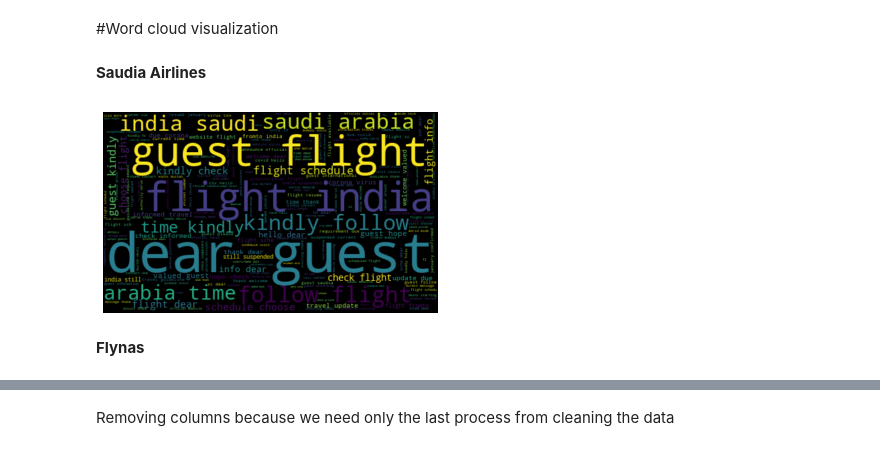
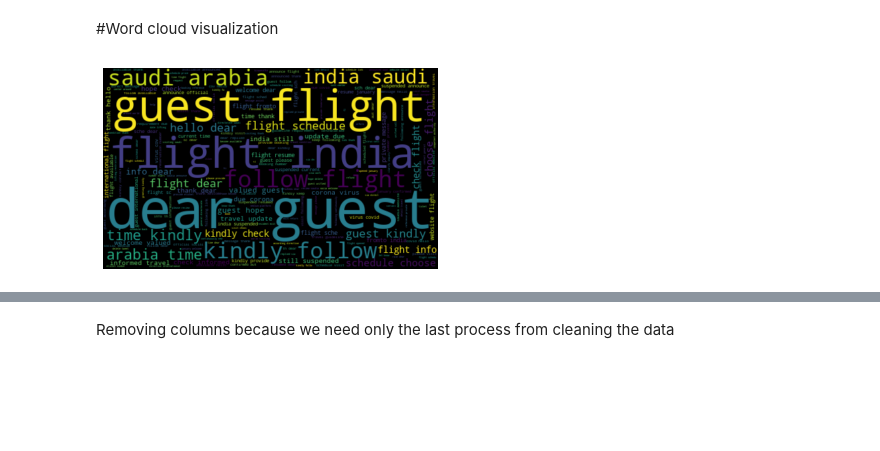
Before and after one commit to buthaina279/DS_Capstone_NLP, a Jupyter notebook: Collect_clean.ipynb, the cells around one changed output, grey strips where cells are left out. Saved outputs shown, nothing was run; the diff lists cells and outputs as text; code cells hidden in the pictures; blank space fills up the shorter version.

```diff
--- a/Collect_clean.ipynb
+++ b/Collect_clean.ipynb
@@ -550,3 +676,3 @@ def stemming(text):
 # %%
-saudia_airlines_en['Tweet_stemmed'] = saudia_airlines_en['Tweet_tokenized'].apply(lambda x: stemming(x))
-saudia_airlines_en.head(10)
+airline['Tweet_stemmed'] = airline['Tweet_tokenized'].apply(lambda x: stemming(x))
+airline.head(5)
@@ -591,3 +700,3 @@ def lemmatize(text):
 # %%
-saudia_airlines_en['Tweet_lemmatized'] = saudia_airlines_en['Tweet_tokenized'].apply(lambda x: lemmatize(x))
-saudia_airlines_en.head(10)
+airline['Tweet_lemmatized'] = airline['Tweet_tokenized'].apply(lambda x: lemmatize(x))
+airline.head(5)
@@ -660,4 +738,4 @@ def remove_stopwords(text):
 # %%
-saudia_airlines_en['Tweet_nonstop'] = saudia_airlines_en['Tweet_lemmatized'].apply(lambda x: remove_stopwords(x))
-saudia_airlines_en.head(10)
+airline['Tweet_nonstop'] = airline['Tweet_lemmatized'].apply(lambda x: remove_stopwords(x))
+airline.head(5)
 # %% [output]
@@ -730,2 +763,2 @@ def join_tokens(tokens):
 # %%
-saudia_airlines_en['nonstop_documents'] = saudia_airlines_en['Tweet_nonstop'].apply(lambda x: join_tokens(x))
+airline['nonstop_documents'] = airline['Tweet_nonstop'].apply(lambda x: join_tokens(x))
@@ -743,17 +766,13 @@ See the caveats in the documentation: https://pandas.pydata.org/pandas-docs/stab
 #Removing words with fewer frequencies
 # %% [markdown]
 #Word cloud visualization
-# %% [markdown]
-**Saudia Airlines**
 # %%
-allWords = ''.join([str(twts) for twts in saudia_airlines_en['nonstop_documents']])
+allWords = ''.join([str(twts) for twts in airline['nonstop_documents']])
 wordCloud = WordCloud(width=500, height=300, random_state=21, max_font_size=110).generate(allWords)
 
 
 plt.imshow(wordCloud, interpolation="bilinear")
 plt.axis('off')
 plt.show()
 # %% [output]
-[figure, old version]
+[figure, new version]
-# %% [markdown]
-**Flynas**
```
Also changed, not shown: parts of 98 cells of this notebook.
